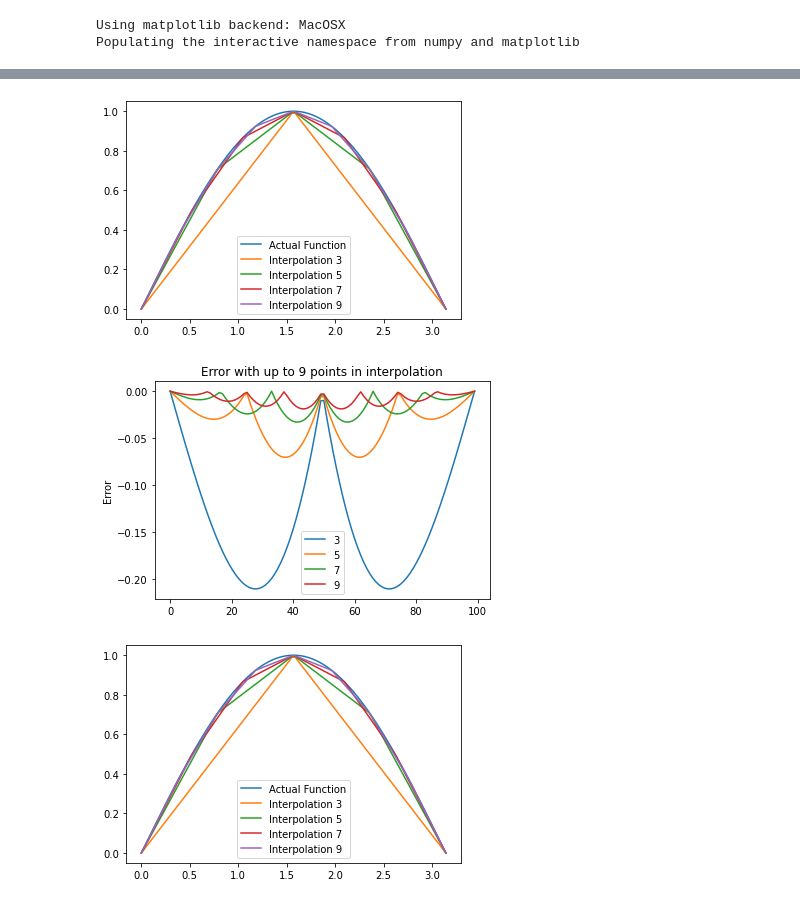
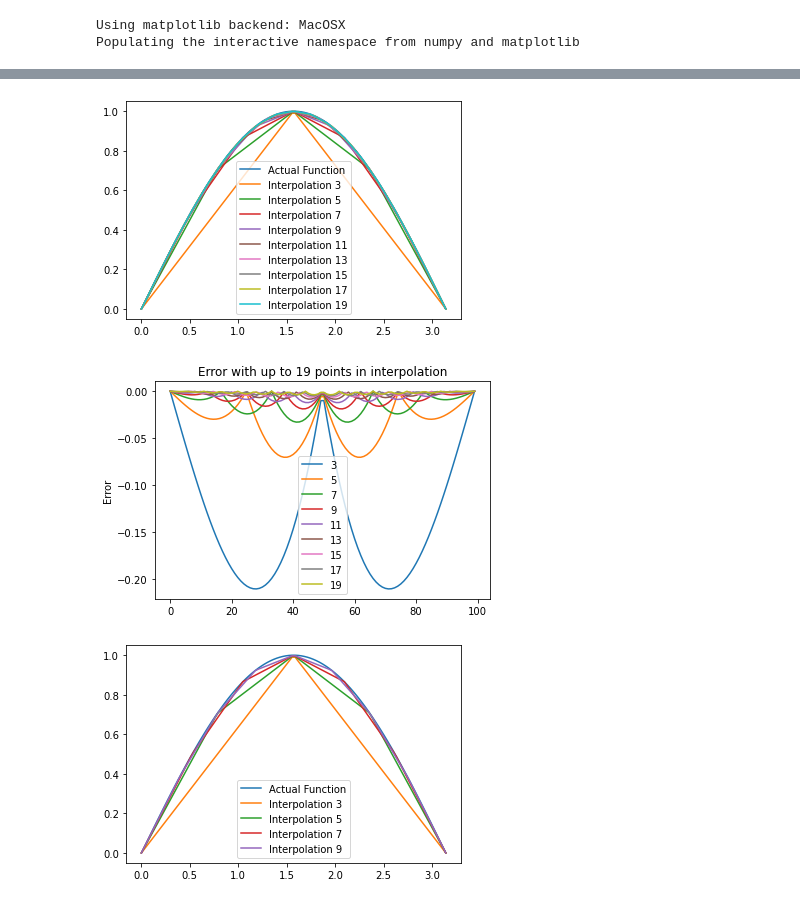
Before and after one commit to ozak/CompEcon, a Jupyter notebook: notebooks/DynamicProgramming.ipynb, the cells around one changed output, grey strips where cells are left out. Saved outputs shown, nothing was run; the diff lists cells and outputs as text; code cells hidden in the pictures.

```diff
--- a/notebooks/DynamicProgramming.ipynb
+++ b/notebooks/DynamicProgramming.ipynb
@@ -94,24 +94,24 @@ Type:      function
 # %%
 x = np.linspace(0, np.pi, 100)
 plt.figure(1)
 plt.plot(x, np.sin(x), label='Actual Function')
-for  i in np.arange(3,11,2):
+for  i in np.arange(3,20,2):
     fig1 = plt.figure(1)
     xp = np.linspace(0, np.pi, i)
     yp = np.sin(xp)
     y = interp(x, xp, yp)
     plt.plot(x, y, label='Interpolation ' + str(i))
     fig2 = plt.figure(2)
     plt.title('Error with up to ' + str(i) + ' points in interpolation')
     plt.ylabel('Error')
     plt.plot(y - np.sin(x), label=str(i))
     plt.legend(loc=8)
 plt.figure(1)
 plt.legend(loc=8)
 plt.show()
 # %% [output]
-[figure, old version]
+[figure, new version]
-[figure, old version]
+[figure, new version]
 # %%
 fig1
 # %% [output]
```
Also changed, not shown: parts of 2 cells of this notebook, 47 other files.
